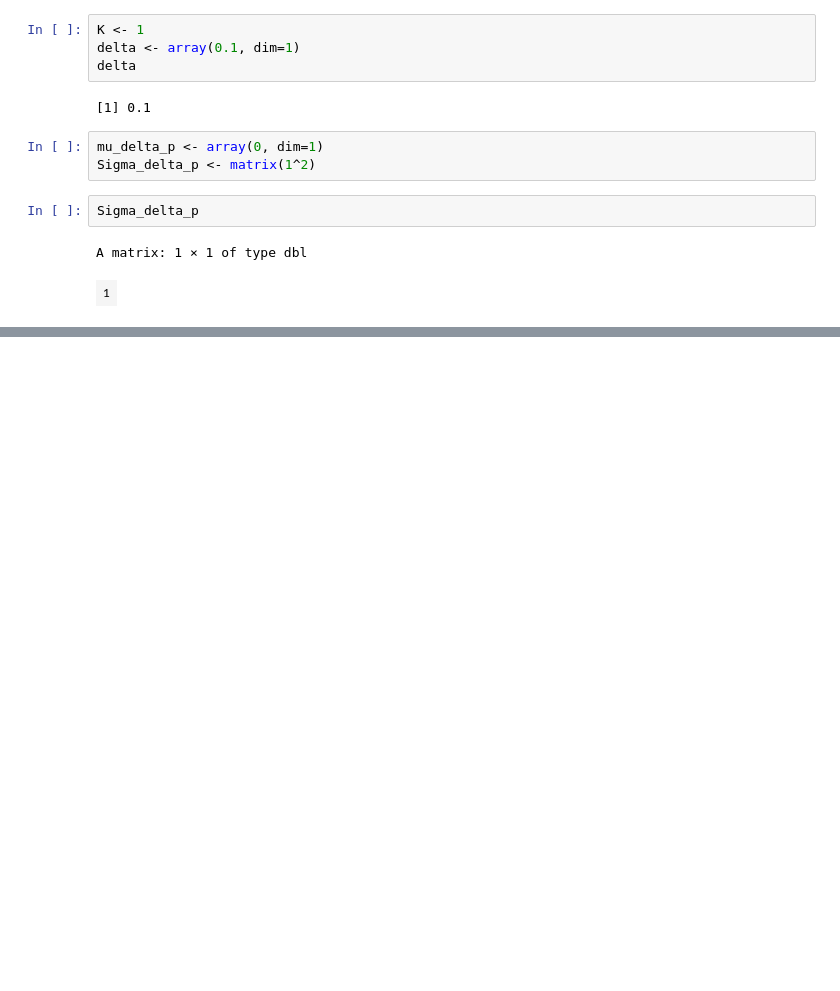
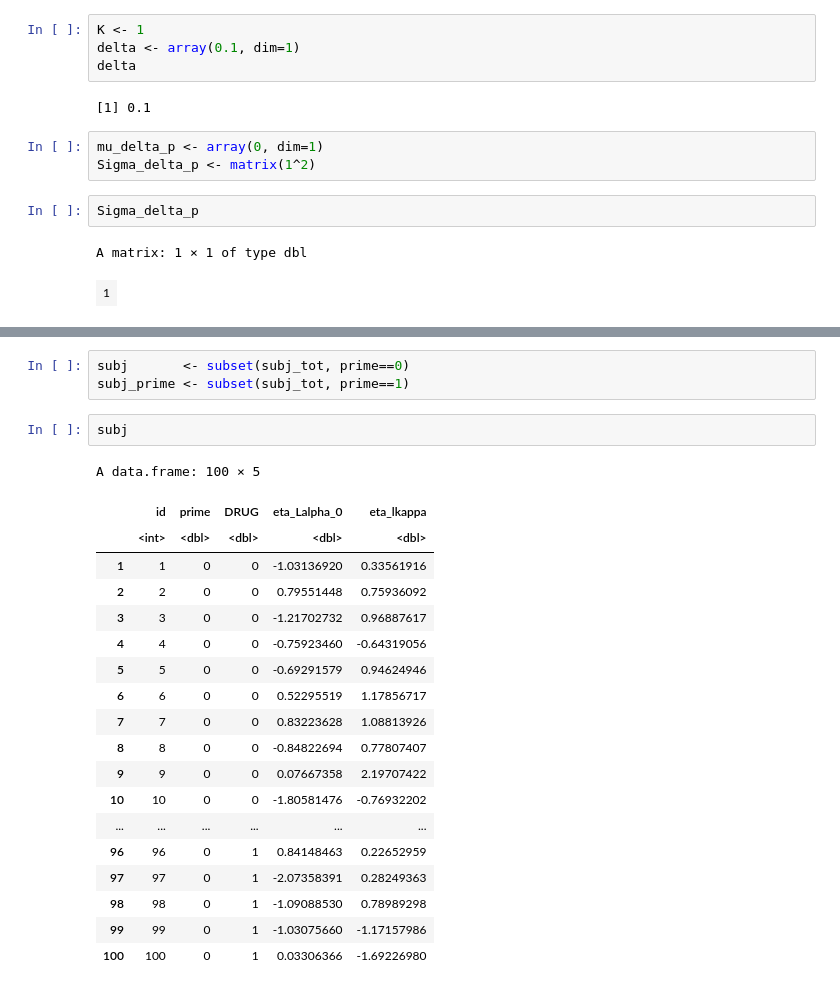
Before and after one commit to hublun/Bayesian_Aggregation_Average_Data, a Jupyter notebook: PKPD_BAAD_2024_2_1 copy.ipynb, the cells around one changed output, grey strips where cells are left out. Drawn from its saved outputs; the diff is of its cells as text; blank space fills up the shorter version.

```diff
--- a/PKPD_BAAD_2024_2_1 copy.ipynb
+++ b/PKPD_BAAD_2024_2_1 copy.ipynb
@@ -145,0 +186,25 @@ inv_valogit(Lalpha_s + exp(lEmax + delta)) ## drug=2 t=inf
+# %%
+subj       <- subset(subj_tot, prime==0)
+subj_prime <- subset(subj_tot, prime==1)
+# %%
+subj
+# %% [output]
+A data.frame: 100 × 5
+|  | id | prime | DRUG | eta_Lalpha_0 | eta_lkappa |
+|  | <int> | <dbl> | <dbl> | <dbl> | <dbl> |
+| 1 | 1 | 0 | 0 | -1.03136920 | 0.33561916 |
+| 2 | 2 | 0 | 0 | 0.79551448 | 0.75936092 |
+| 3 | 3 | 0 | 0 | -1.21702732 | 0.96887617 |
+| 4 | 4 | 0 | 0 | -0.75923460 | -0.64319056 |
+| 5 | 5 | 0 | 0 | -0.69291579 | 0.94624946 |
+| 6 | 6 | 0 | 0 | 0.52295519 | 1.17856717 |
+| 7 | 7 | 0 | 0 | 0.83223628 | 1.08813926 |
+| 8 | 8 | 0 | 0 | -0.84822694 | 0.77807407 |
+| 9 | 9 | 0 | 0 | 0.07667358 | 2.19707422 |
+| 10 | 10 | 0 | 0 | -1.80581476 | -0.76932202 |
+| ... | ... | ... | ... | ... | ... |
+| 96 | 96 | 0 | 1 | 0.84148463 | 0.22652959 |
+| 97 | 97 | 0 | 1 | -2.07358391 | 0.28249363 |
+| 98 | 98 | 0 | 1 | -1.09088530 | 0.78989298 |
+| 99 | 99 | 0 | 1 | -1.03075660 | -1.17157986 |
+| 100 | 100 | 0 | 1 | 0.03306366 | -1.69226980 |
```
Also changed, not shown: parts of 32 cells of this notebook, 4 other files.
